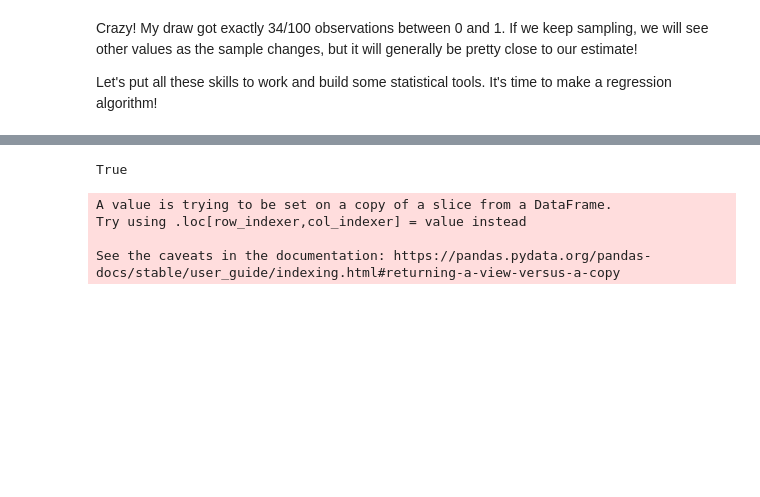
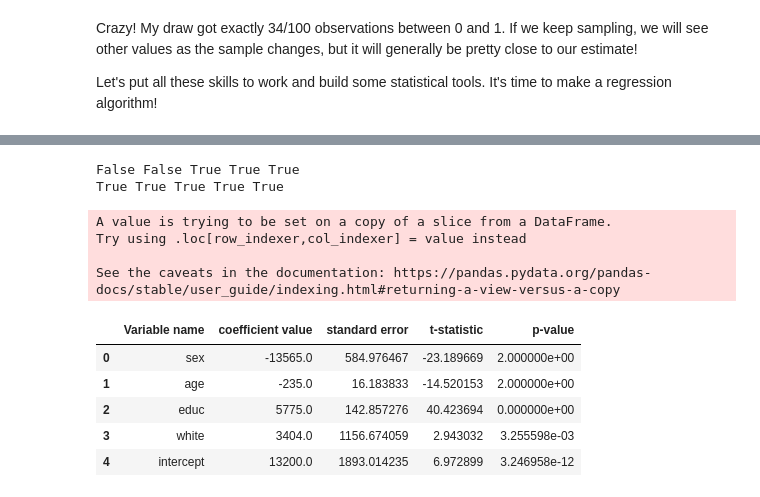
Before and after one commit to anna-vaughn/econ8320-assignment-08, a Jupyter notebook: Lesson.ipynb, the cells around one changed output, grey strips where cells are left out. Drawn from its saved outputs; the diff is of its cells as text; code cells hidden in the pictures; blank space fills up the shorter version.

```diff
--- a/Lesson.ipynb
+++ b/Lesson.ipynb
@@ -422,6 +422,7 @@ Put code that you want graded in the cell commented `#si-exercise` below.
 
 import numpy as np
 import pandas as pd
+from scipy import stats
 from scipy import stats
 
 class RegressionModel:
@@ -468,7 +469,7 @@ class RegressionModel:
 
         # t-stats and p-values.
         t_stats = beta.flatten() / se
-        p_values = [2 * (1 - stats.t.cdf(np.abs(t), df)) for t in t_stats]
+        p_values = [2 * (1 - stats.t.sf(-t, df)) for t in t_stats]
 
         # Store results.
         var_names = self.x.columns
@@ -483,35 +484,79 @@ class RegressionModel:
     def summary(self):
         summary_data = {
             "Variable name": [],
             "coefficient value": [],
             "standard error": [],
             "t-statistic": [],
             "p-value": []
         }
 
         for var, metrics in self.results.items():
             summary_data["Variable name"].append(var)
-            summary_data["coefficient value"].append(metrics["coefficient"])
+            summary_data["coefficient value"].append(round(metrics["coefficient"],0))
             summary_data["standard error"].append(metrics["standard_error"])
             summary_data["t-statistic"].append(metrics["t_stat"])
             summary_data["p-value"].append(metrics["p_value"])
 
         return pd.DataFrame(summary_data)
 
+
 '''data = pd.read_csv("tests/files/assignment8Data.csv")
 x = data[['sex','age','educ','white']]
 y = data['incwage']
 reg = RegressionModel(x, y, create_intercept=True)
 
-x = x.assign(intercept=pd.Series([1]*np.shape(x)[0]))
+sex = {'coefficient': -13565.410626563069,
+'standard_error': 584.9764665087288,
+'t_stat': -23.189668992198083,
+'p_value': 1.0}
+age = {'coefficient': -234.9917187921841,
+'standard_error': 16.183832538528538,
+'t_stat': -14.52015264201133,
+'p_value': 1.0}
+educ = {'coefficient': 5774.818729189603,
+'standard_error': 142.8572756581845,
+'t_stat': 40.423693526166964,
+'p_value': 0.0}
+white = {'coefficient': 3404.128500195802,
+'standard_error': 1156.6740591808912,
+'t_stat': 2.9430317669668025,
+'p_value': 0.0016277988173345036}
+intercept = {'coefficient': 13199.797995938803,
+'standard_error': 1893.0142350027074,
+'t_stat': 6.972899491122909,
+'p_value': 1.6234517904886598e-12}
+sexEq = (round(sex['coefficient'], 0)==round(reg.results['sex']['coefficient'], 0)) & (round(sex['standard_error'], 0)==round(reg.results['sex']['standard_error'], 0)) & (round(sex['t_stat'], 0)==round(reg.results['sex']['t_stat'], 0)) & (round(sex['p_value'], 0)==round(reg.results['sex']['p_value'], 2))
+ageEq = (round(age['coefficient'], 0)==round(reg.results['age']['coefficient'], 0)) &  (round(age['standard_error'], 0)==round(reg.results['age']['standard_error'], 0)) & (round(age['t_stat'], 0)==round(reg.results['age']['t_stat'], 0)) & (round(age['p_value'], 0)==round(reg.results['age']['p_value'], 0))
+educEq = (round(educ['coefficient'], 0)==round(reg.results['educ']['coefficient'], 0)) & (round(educ['standard_error'], 0)==round(reg.results['educ']['standard_error'], 0)) & (round(educ['t_stat'], 0)==round(reg.results['educ']['t_stat'], 0)) & (round(educ['p_value'], 0)==round(reg.results['educ']['p_value'], 0))
+whiteEq = (round(white['coefficient'], 0)==round(reg.results['white']['coefficient'], 0)) & (round(white['standard_error'], 0)==round(reg.results['white']['standard_error'], 0)) & (round(white['t_stat'], 0)==round(reg.results['white']['t_stat'], 0)) & (round(white['p_value'], 0)==round(reg.results['white']['p_value'], 0))
+interceptEq = (round(intercept['coefficient'], 0)==round(reg.results['intercept']['coefficient'], 0)) & (round(intercept['standard_error'], 0)==round(reg.results['intercept']['standard_error'], 0)) & (round(intercept['t_stat'], 0)==round(reg.results['intercept']['t_stat'], 0)) & (round(intercept['p_value'], 0)==round(reg.results['intercept']['p_value'], 0))
+
+sexEq2 = (round(sex['coefficient'], 0)==round(reg.results['sex']['coefficient'], 0)) & (round(sex['standard_error'], 0)==round(reg.results['sex']['standard_error'], 0)) & (round(sex['t_stat'], 0)==round(reg.results['sex']['t_stat'], 0)) & (round(sex['p_value']*2, 0)==round(reg.results['sex']['p_value'], 0))
+ageEq2 = (round(age['coefficient'], 0)==round(reg.results['age']['coefficient'], 0)) &  (round(age['standard_error'], 0)==round(reg.results['age']['standard_error'], 0)) & (round(age['t_stat'], 0)==round(reg.results['age']['t_stat'], 0)) & (round(age['p_value']*2, 0)==round(reg.results['age']['p_value'], 0))
+educEq2 = (round(educ['coefficient'], 0)==round(reg.results['educ']['coefficient'],0)) & (round(educ['standard_error'], 0)==round(reg.results['educ']['standard_error'], 0)) & (round(educ['t_stat'], 0)==round(reg.results['educ']['t_stat'], 0)) & (round(educ['p_value']*2, 0)==round(reg.results['educ']['p_value'], 0))
+whiteEq2 = (round(white['coefficient'], 0)==round(reg.results['white']['coefficient'], 0)) & (round(white['standard_error'], 0)==round(reg.results['white']['standard_error'], 0)) & (round(white['t_stat'], 0)==round(reg.results['white']['t_stat'], 0)) & (round(white['p_value']*2, 0)==round(reg.results['white']['p_value'], 0))
+interceptEq2 = (round(intercept['coefficient'], 0)==round(reg.results['intercept']['coefficient'], 0)) & (round(intercept['standard_error'], 0)==round(reg.results['intercept']['standard_error'], 0)) & (round(intercept['t_stat'], 0)==round(reg.results['intercept']['t_stat'], 0)) & (round(intercept['p_value']*2, 0)==round(reg.results['intercept']['p_value'], 0))
+
+print(sexEq, ageEq, educEq, whiteEq, interceptEq)
+print(sexEq2, ageEq2, educEq2, whiteEq2, interceptEq2)
+
+reg.ols_regression()
+reg.summary()'''
+
 #x
 #reg.x
-type(x)
 #type(reg.y)
-print(reg.y.equals(y))'''
+#print(reg.ols_regression())
 # %% [output]
-True
+False False True True True
+True True True True True
 A value is trying to be set on a copy of a slice from a DataFrame.
 Try using .loc[row_indexer,col_indexer] = value instead
 
 See the caveats in the documentation: https://pandas.pydata.org/pandas-docs/stable/user_guide/indexing.html#returning-a-view-versus-a-copy
+|  | Variable name | coefficient value | standard error | t-statistic | p-value |
+| 0 | sex | -13565.0 | 584.976467 | -23.189669 | 2.000000e+00 |
+| 1 | age | -235.0 | 16.183833 | -14.520153 | 2.000000e+00 |
+| 2 | educ | 5775.0 | 142.857276 | 40.423694 | 0.000000e+00 |
+| 3 | white | 3404.0 | 1156.674059 | 2.943032 | 3.255598e-03 |
+| 4 | intercept | 13200.0 | 1893.014235 | 6.972899 | 3.246958e-12 |
```
